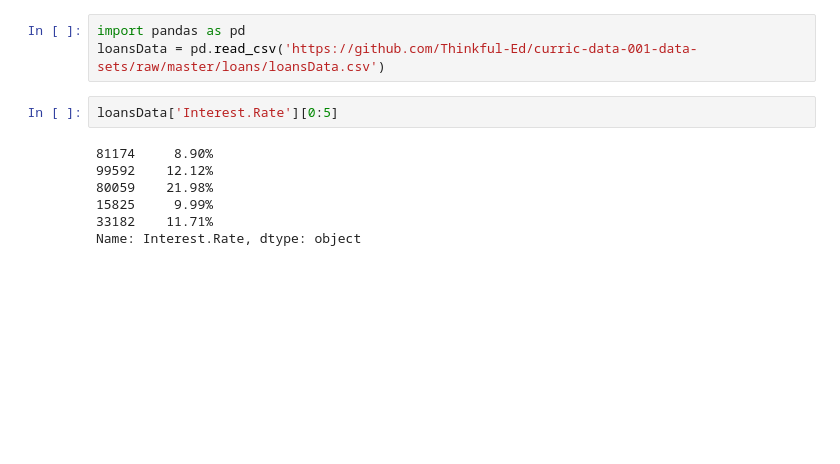
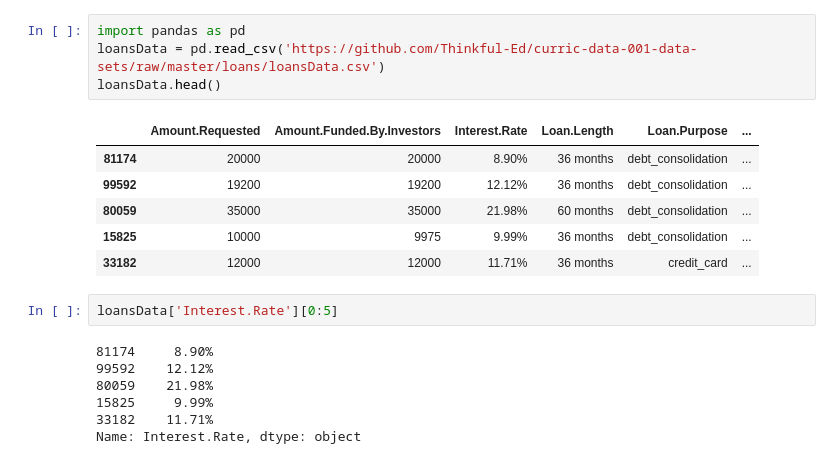
Before and after one commit to emRae/thinkful-py, a Jupyter notebook: unit-2/lesson-3/linear_regression.ipynb, the cells around one changed output. Drawn from its saved outputs; the diff is of its cells as text; blank space fills up the shorter version.

```diff
--- a/unit-2/lesson-3/linear_regression.ipynb
+++ b/unit-2/lesson-3/linear_regression.ipynb
@@ -1,6 +1,14 @@
 # %%
 import pandas as pd
 loansData = pd.read_csv('https://github.com/Thinkful-Ed/curric-data-001-data-sets/raw/master/loans/loansData.csv')
+loansData.head()
+# %% [output]
+|  | Amount.Requested | Amount.Funded.By.Investors | Interest.Rate | Loan.Length | Loan.Purpose | ... |
+| 81174 | 20000 | 20000 | 8.90% | 36 months | debt_consolidation | ... |
+| 99592 | 19200 | 19200 | 12.12% | 36 months | debt_consolidation | ... |
+| 80059 | 35000 | 35000 | 21.98% | 60 months | debt_consolidation | ... |
+| 15825 | 10000 | 9975 | 9.99% | 36 months | debt_consolidation | ... |
+| 33182 | 12000 | 12000 | 11.71% | 36 months | credit_card | ... |
 # %%
 loansData['Interest.Rate'][0:5]
 # %% [output]
```
Also changed, not shown: 3 other files.
